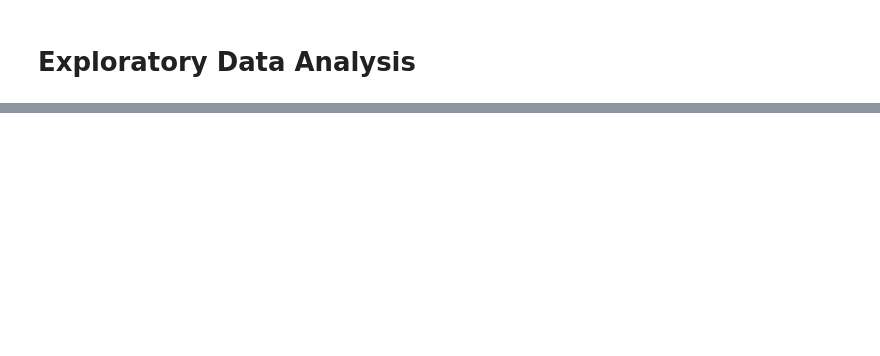
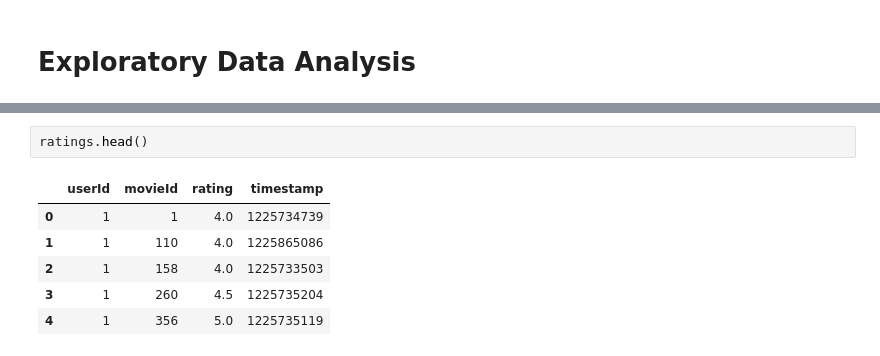
Before and after one commit to F-Degerman/Machine-Learning-FANNY-DEGERMAN, a Jupyter notebook: Assignment_1/EDA.ipynb, the cells around one changed output, grey strips where cells are left out. Drawn from its saved outputs; the diff is of its cells as text; blank space fills up the shorter version.

```diff
--- a/Assignment_1/EDA.ipynb
+++ b/Assignment_1/EDA.ipynb
@@ -438,0 +39,9 @@ A reasonable first threshold to test is therefore:
+# %%
+ratings.head()
+# %% [output]
+|  | userId | movieId | rating | timestamp |
+| 0 | 1 | 1 | 4.0 | 1225734739 |
+| 1 | 1 | 110 | 4.0 | 1225865086 |
+| 2 | 1 | 158 | 4.0 | 1225733503 |
+| 3 | 1 | 260 | 4.5 | 1225735204 |
+| 4 | 1 | 356 | 5.0 | 1225735119 |
```
Also changed, not shown: parts of 69 cells of this notebook, 8 other files.
